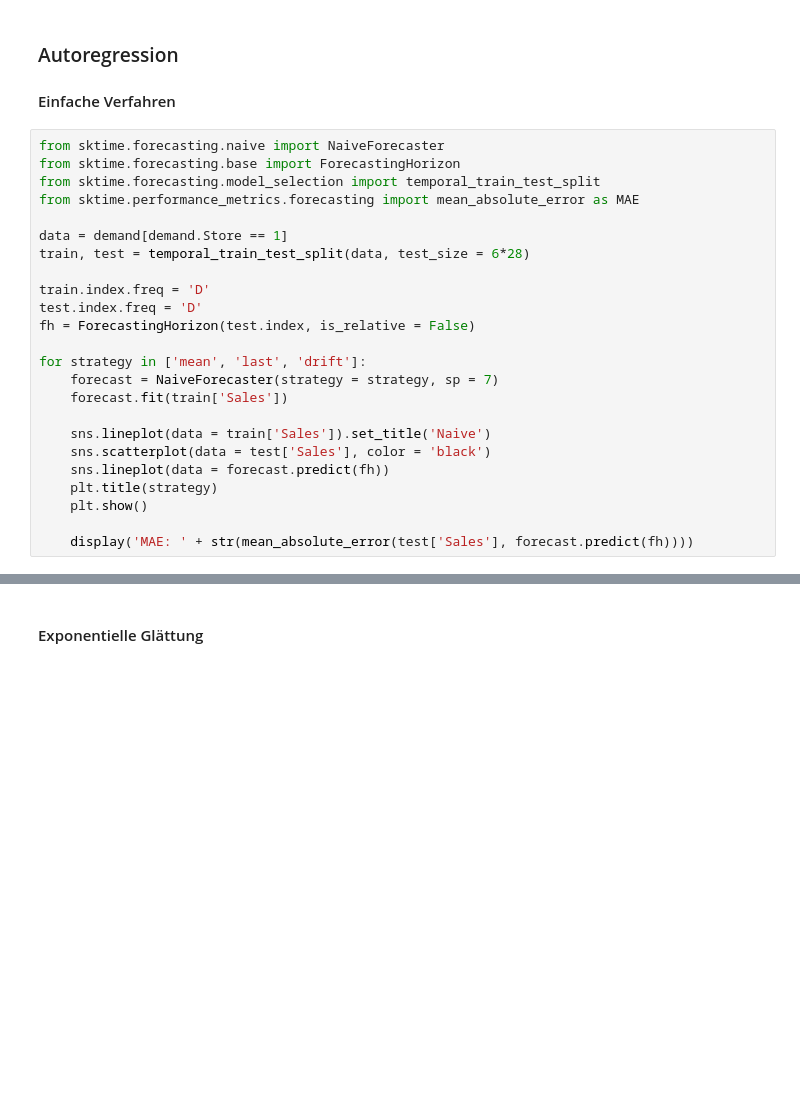
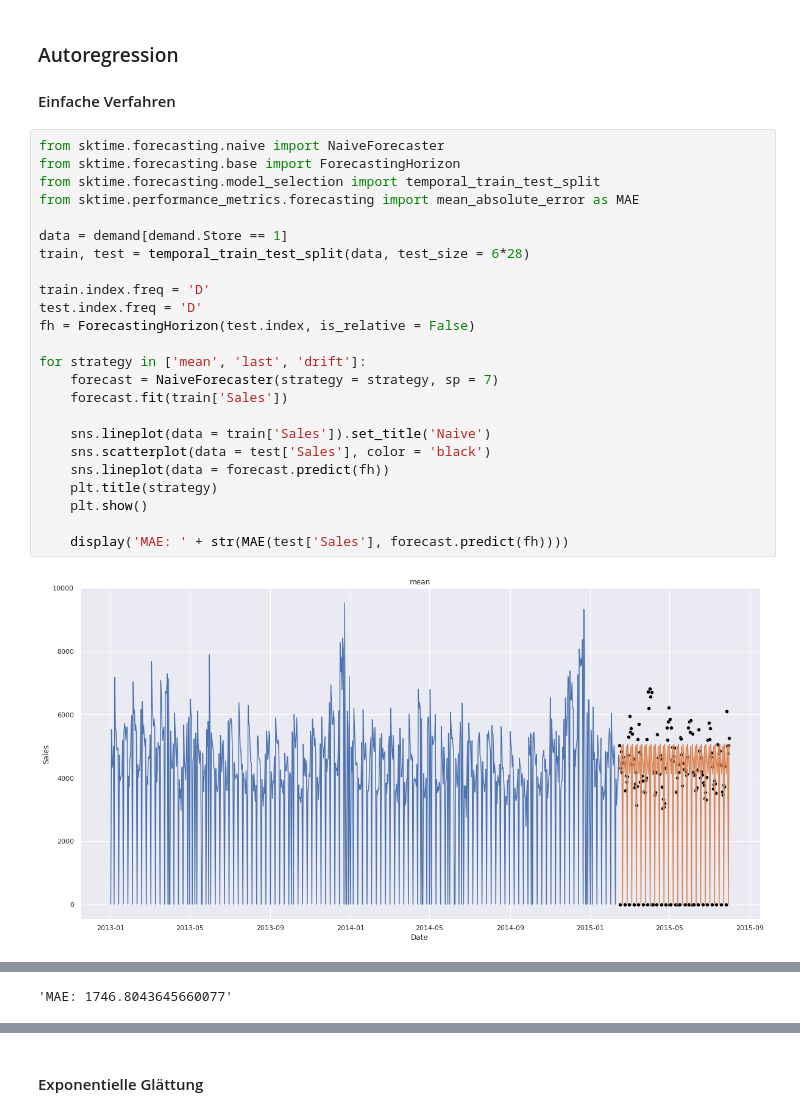
Before and after one commit to schemm/forecasting, a Jupyter notebook: RossmannStoreSales.ipynb, the cells around one changed output, grey strips where cells are left out. Saved outputs shown, nothing was run; the diff lists cells and outputs as text; blank space fills up the shorter version.

```diff
--- a/RossmannStoreSales.ipynb
+++ b/RossmannStoreSales.ipynb
@@ -272,25 +227,26 @@ decompose.plot()
 # %%
 from sktime.forecasting.naive import NaiveForecaster
 from sktime.forecasting.base import ForecastingHorizon
 from sktime.forecasting.model_selection import temporal_train_test_split
 from sktime.performance_metrics.forecasting import mean_absolute_error as MAE
 
 data = demand[demand.Store == 1]
 train, test = temporal_train_test_split(data, test_size = 6*28)
 
 train.index.freq = 'D'
 test.index.freq = 'D'
 fh = ForecastingHorizon(test.index, is_relative = False)
 
 for strategy in ['mean', 'last', 'drift']:
     forecast = NaiveForecaster(strategy = strategy, sp = 7)
     forecast.fit(train['Sales'])
 
     sns.lineplot(data = train['Sales']).set_title('Naive')
     sns.scatterplot(data = test['Sales'], color = 'black')
     sns.lineplot(data = forecast.predict(fh))
     plt.title(strategy)
     plt.show()
 
-    display('MAE: ' + str(mean_absolute_error(test['Sales'], forecast.predict(fh))))
+    display('MAE: ' + str(MAE(test['Sales'], forecast.predict(fh))))
 # %% [output]
+[figure, added]
@@ -301,3 +257,4 @@ ImportError: cannot import name 'mean_absolute_error' from 'sktime.performance_m
+'MAE: 1746.8043645660077'
 # %%
 from sktime.forecasting.naive import NaiveForecaster
 from sktime.forecasting.base import ForecastingHorizon
```
Also changed, not shown: parts of 10 cells of this notebook.
